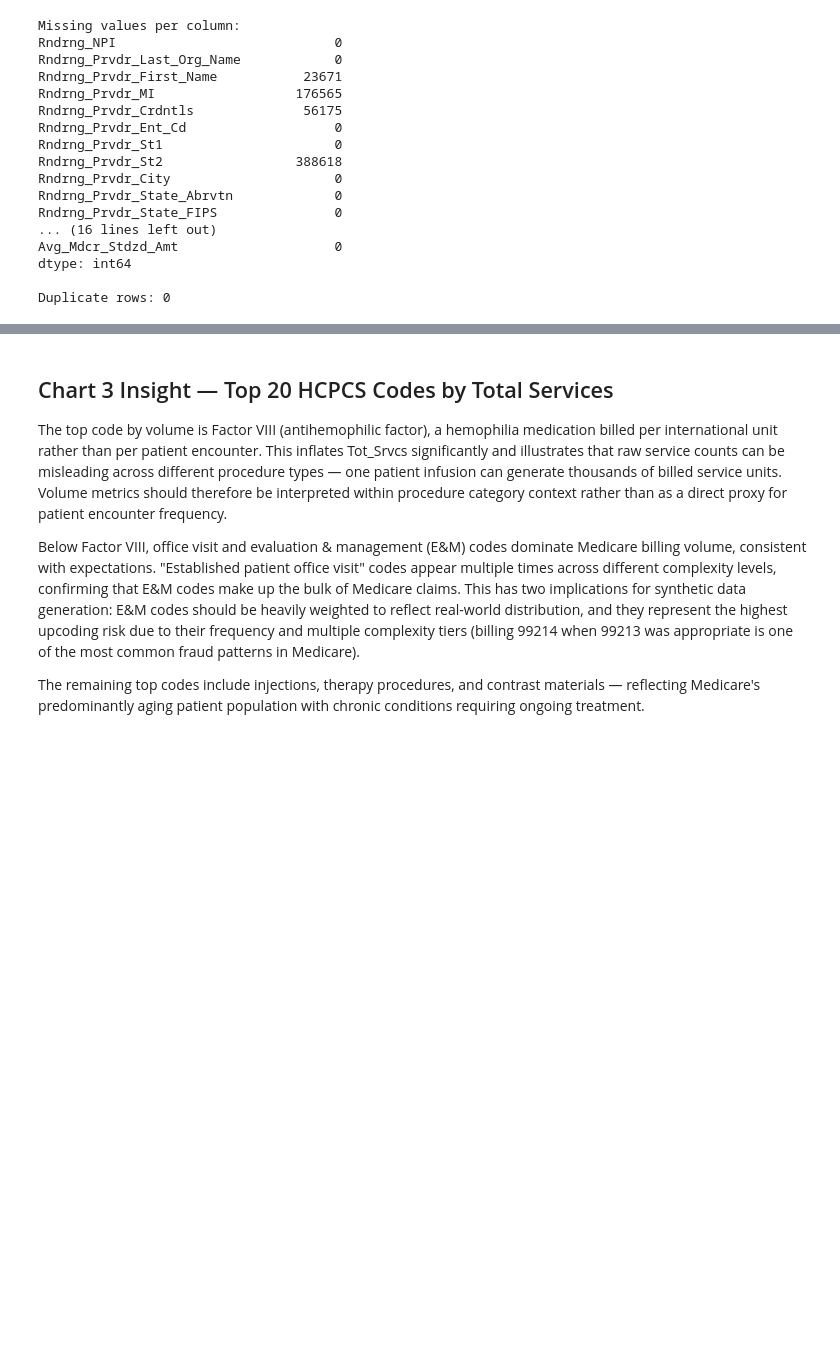
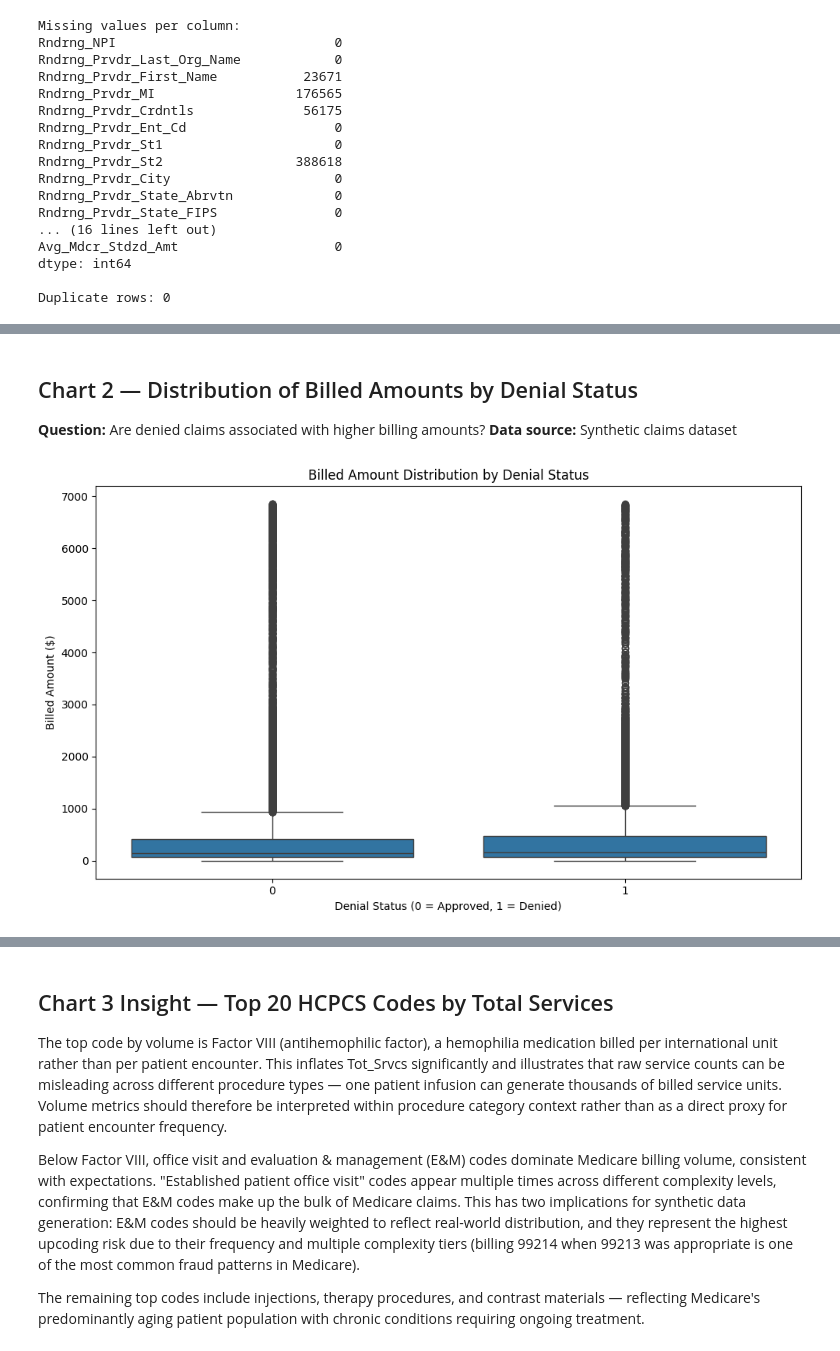
Before and after one commit to Darshan-Balaji-ML/healthcare-claims-ai, a Jupyter notebook: notebooks/01_eda.ipynb, the cells around one changed output, grey strips where cells are left out. Saved outputs shown, nothing was run; the diff lists cells and outputs as text; code cells hidden in the pictures; blank space fills up the shorter version.

```diff
--- a/notebooks/01_eda.ipynb
+++ b/notebooks/01_eda.ipynb
@@ -104,0 +161,19 @@ Duplicate rows: 0
+# %% [markdown]
+## Chart 2 — Distribution of Billed Amounts by Denial Status
+**Question:** Are denied claims associated with higher billing amounts?
+**Data source:** Synthetic claims dataset
+# %%
+plt.figure(figsize=(10, 6))
+
+# Cap at 95th percentile
+cap = df_synthetic['billed_amount'].quantile(0.95)
+df_plot = df_synthetic[df_synthetic['billed_amount'] <= cap]
+
+sns.boxplot(data=df_plot, x='is_denied', y='billed_amount')
+plt.title('Billed Amount Distribution by Denial Status')
+plt.xlabel('Denial Status (0 = Approved, 1 = Denied)')
+plt.ylabel('Billed Amount ($)')
+plt.tight_layout()
+plt.show()
+# %% [output]
+[figure, added]
```
Also changed, not shown: parts of 14 cells of this notebook, 2 other files.
